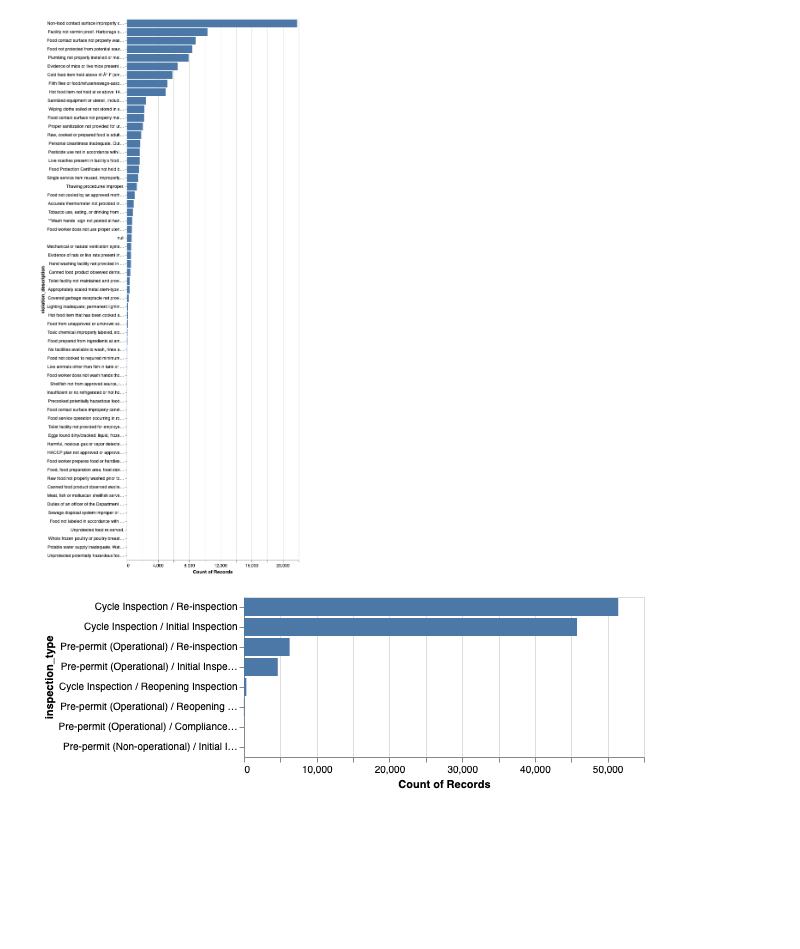
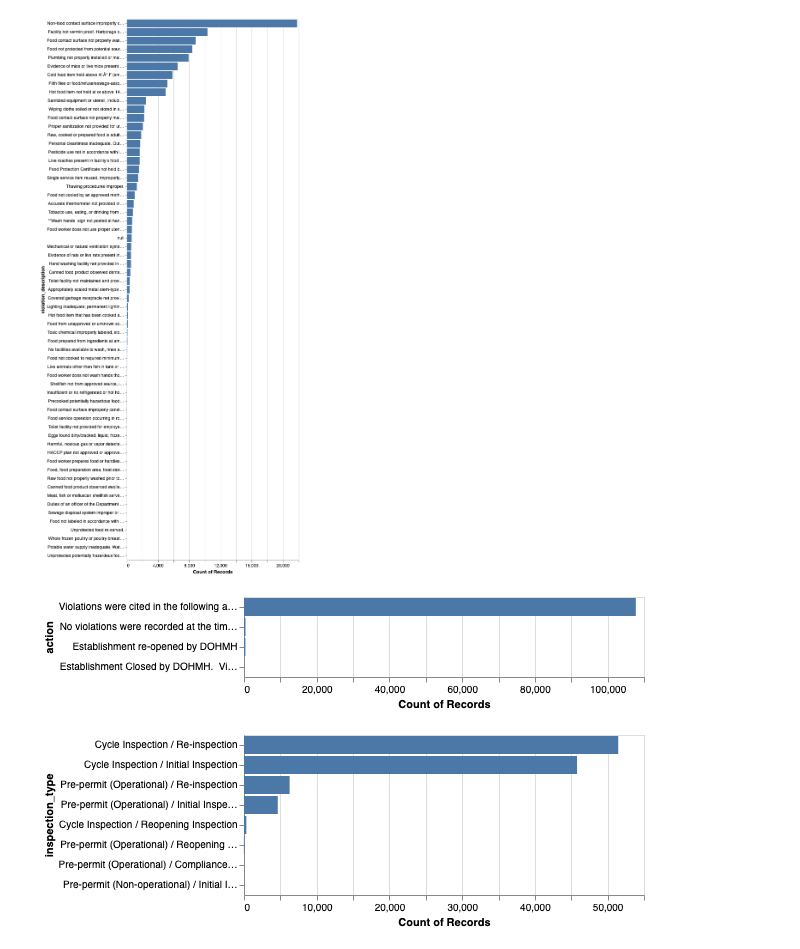
Before and after one commit to UBC-MDS/newyork_restaurant_grading, a Jupyter notebook: src/nyc_rest_eda.ipynb, the cells around one changed output. Cells and saved outputs as stored; diff of their text form; code cells hidden in the pictures; blank space fills up the shorter version.

Commit message:
Added an extra chart for the action column

```diff
--- a/src/nyc_rest_eda.ipynb
+++ b/src/nyc_rest_eda.ipynb
@@ -307,6 +307,16 @@ alt.Chart(
 )
 # %% [output]
 [figure]
+# %%
+# The majority of examples have violations cited
+alt.Chart(
+    train_df,
+).mark_bar().encode(
+    alt.X('count()'),
+    alt.Y('action', sort='-x')
+)
+# %% [output]
+[figure, added]
 # %%
 # There are a fixed number of inspection types
 alt.Chart(
```
Also changed, not shown: parts of 1 cell of this notebook, 1 other file.
